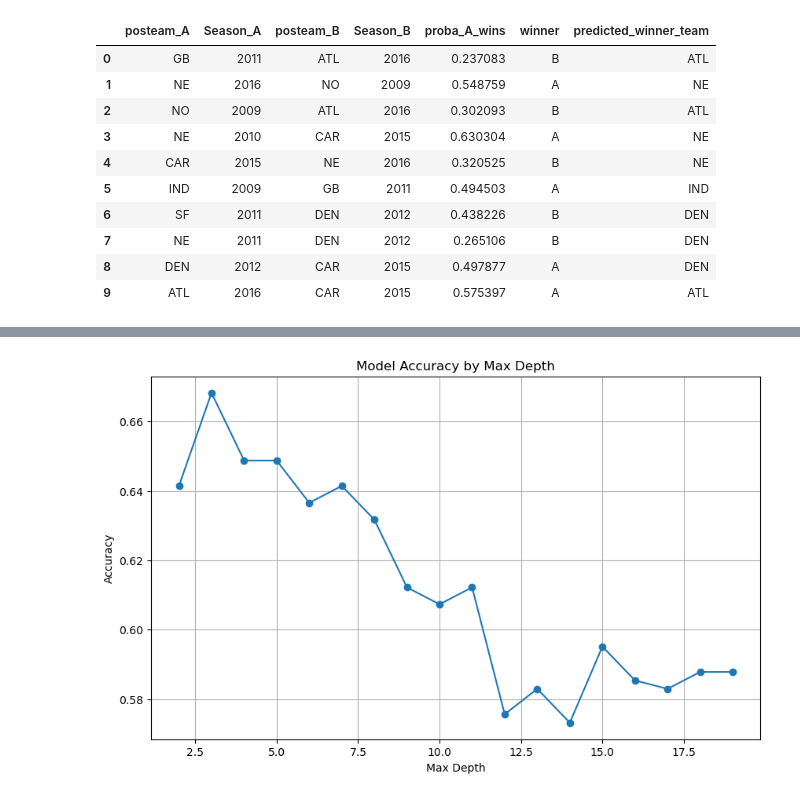
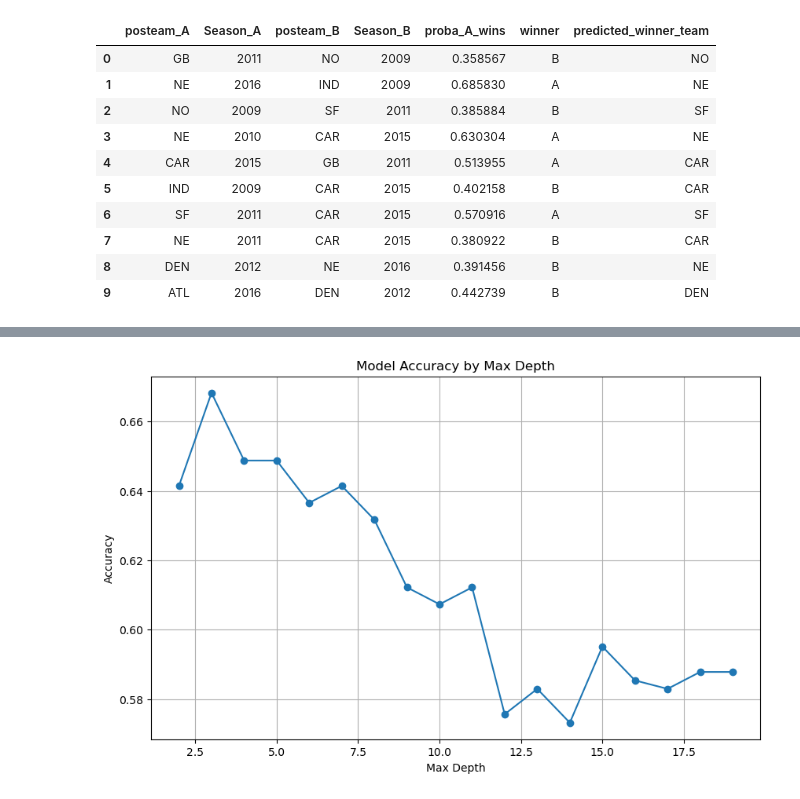
Before and after one commit to tinge5/finalProjectML, a Jupyter notebook: notebooks/Analysis.ipynb, the cells around one changed output, grey strips where cells are left out. Saved outputs shown, nothing was run; the diff lists cells and outputs as text; code cells hidden in the pictures.

```diff
--- a/notebooks/Analysis.ipynb
+++ b/notebooks/Analysis.ipynb
@@ -46,18 +35,18 @@ Pipeline.results.prediction.to_csv("../Predictions.csv", index=False)
 # %%
-df = pd.read_csv("../Predictions.csv")
+df = pd.read_csv("../Prediction.csv")
 df
 # %% [output]
 |  | posteam_A | Season_A | posteam_B | Season_B | proba_A_wins | winner | predicted_winner_team |
-| 0 | GB | 2011 | ATL | 2016 | 0.237083 | B | ATL |
-| 1 | NE | 2016 | NO | 2009 | 0.548759 | A | NE |
-| 2 | NO | 2009 | ATL | 2016 | 0.302093 | B | ATL |
+| 0 | GB | 2011 | NO | 2009 | 0.358567 | B | NO |
+| 1 | NE | 2016 | IND | 2009 | 0.685830 | A | NE |
+| 2 | NO | 2009 | SF | 2011 | 0.385884 | B | SF |
 | 3 | NE | 2010 | CAR | 2015 | 0.630304 | A | NE |
-| 4 | CAR | 2015 | NE | 2016 | 0.320525 | B | NE |
-| 5 | IND | 2009 | GB | 2011 | 0.494503 | A | IND |
-| 6 | SF | 2011 | DEN | 2012 | 0.438226 | B | DEN |
-| 7 | NE | 2011 | DEN | 2012 | 0.265106 | B | DEN |
-| 8 | DEN | 2012 | CAR | 2015 | 0.497877 | A | DEN |
-| 9 | ATL | 2016 | CAR | 2015 | 0.575397 | A | ATL |
+| 4 | CAR | 2015 | GB | 2011 | 0.513955 | A | CAR |
+| 5 | IND | 2009 | CAR | 2015 | 0.402158 | B | CAR |
+| 6 | SF | 2011 | CAR | 2015 | 0.570916 | A | SF |
+| 7 | NE | 2011 | CAR | 2015 | 0.380922 | B | CAR |
+| 8 | DEN | 2012 | NE | 2016 | 0.391456 | B | NE |
+| 9 | ATL | 2016 | DEN | 2012 | 0.442739 | B | DEN |
 # %%
 Pipeline.results.Bestmatchup
 # %% [output]
```
Also changed, not shown: parts of 9 cells of this notebook, 8 other files.
